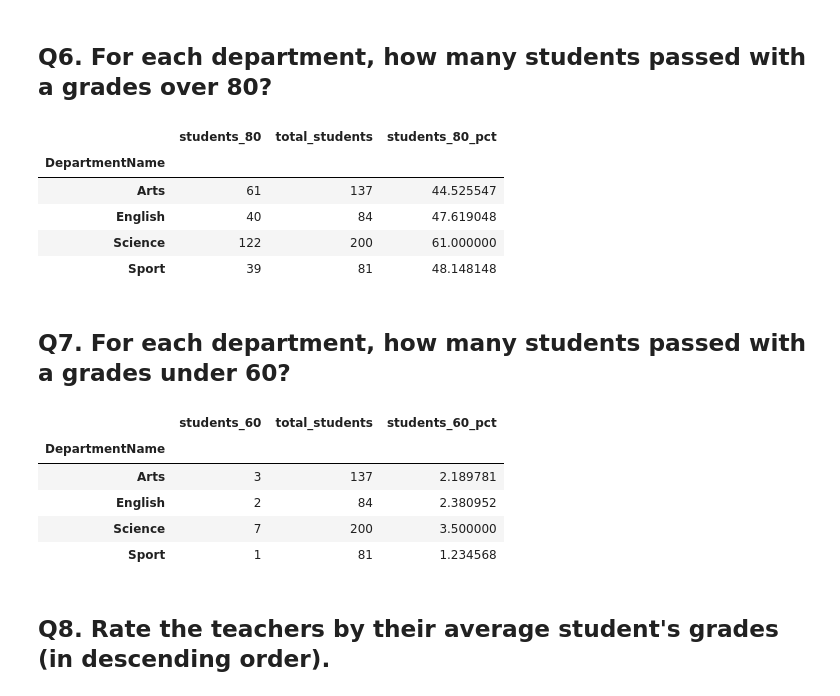
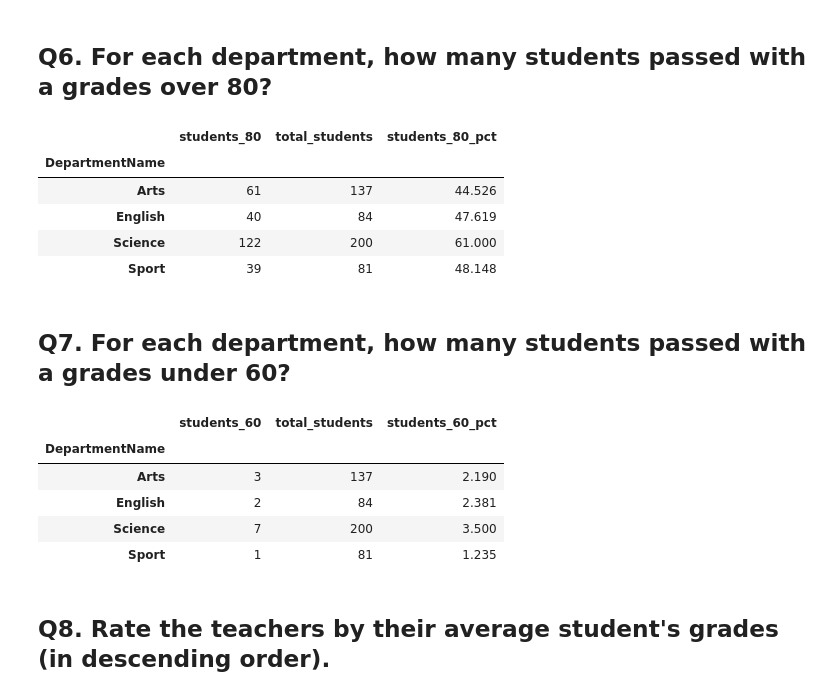
Before and after one commit to yurytsa/DataScience, a Jupyter notebook: python/Python-final.ipynb, the cells around one changed output. Cells and saved outputs as stored; diff of their text form; code cells hidden in the pictures.

```diff
--- a/python/Python-final.ipynb
+++ b/python/Python-final.ipynb
@@ -104,20 +104,25 @@ res
 # %% [markdown]
 ## Q6. For each department, how many students passed with a grades over 80?
 # %%
+### filter degrees over 80 and drop duplicates (for the same student takes different courses in the same department)
 over80 = students_classrooms_courses_departments[students_classrooms_courses_departments.degree > 80]
 over80unique = over80.drop_duplicates(subset=['DepartmentId', 'StudentId'], keep='first')
+### group by department and calc total distinct users in department
 over80res = over80unique.groupby("DepartmentName").agg({'StudentId':['count']})
+### merge dataframe of over80 with fataframe of unique students per department
 over80res_totals = pd.merge(over80res, dsu, how='inner', on='DepartmentName')
 over80res_totals.columns = ['students_80','total_students']
+### calc percentage of students over 80
 over80res_totals['students_80_pct'] = over80res_totals.students_80 / over80res_totals.total_students * 100
+over80res_totals.students_80_pct = over80res_totals.students_80_pct.round(3)
 over80res_totals
 # %% [output]
 |  | students_80 | total_students | students_80_pct |
 | DepartmentName |  |  |  |
-| Arts | 61 | 137 | 44.525547 |
-| English | 40 | 84 | 47.619048 |
-| Science | 122 | 200 | 61.000000 |
-| Sport | 39 | 81 | 48.148148 |
+| Arts | 61 | 137 | 44.526 |
+| English | 40 | 84 | 47.619 |
+| Science | 122 | 200 | 61.000 |
+| Sport | 39 | 81 | 48.148 |
 # %% [markdown]
 ## Q7. For each department, how many students passed with a grades under 60?
 # %%
@@ -127,14 +132,15 @@ under60res = under60unique.groupby("DepartmentName").agg({'StudentId':['count']}
 under60res_totals = pd.merge(under60res, dsu, how='inner', on='DepartmentName')
 under60res_totals.columns = ['students_60','total_students']
 under60res_totals['students_60_pct'] = under60res_totals.students_60 / under60res_totals.total_students * 100
+under60res_totals.students_60_pct = under60res_totals.students_60_pct.round(3)
 under60res_totals
 # %% [output]
 |  | students_60 | total_students | students_60_pct |
 | DepartmentName |  |  |  |
-| Arts | 3 | 137 | 2.189781 |
-| English | 2 | 84 | 2.380952 |
-| Science | 7 | 200 | 3.500000 |
-| Sport | 1 | 81 | 1.234568 |
+| Arts | 3 | 137 | 2.190 |
+| English | 2 | 84 | 2.381 |
+| Science | 7 | 200 | 3.500 |
+| Sport | 1 | 81 | 1.235 |
 # %% [markdown]
 ## Q8. Rate the teachers by their average student's grades (in descending order).
 # %%
```
Also changed, not shown: parts of 2 cells of this notebook.
